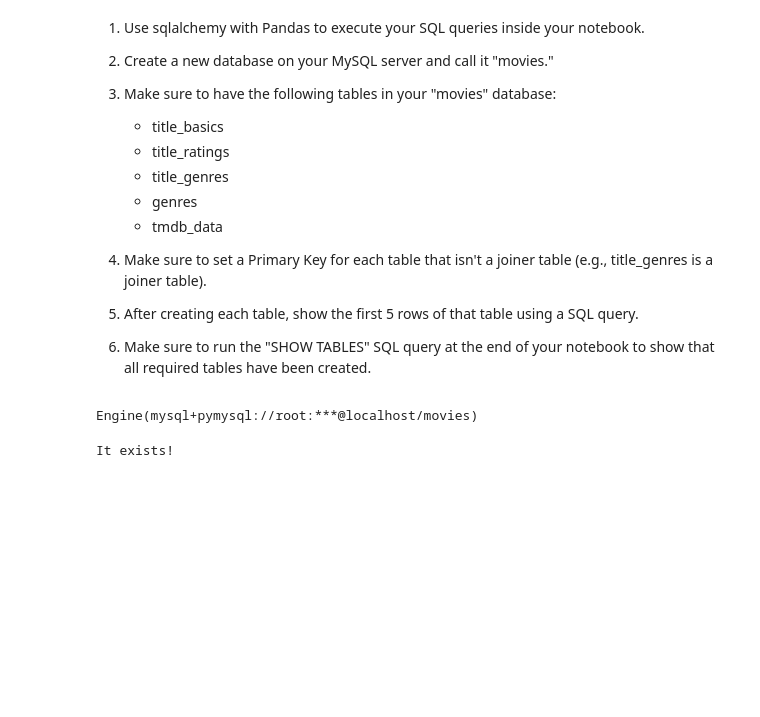
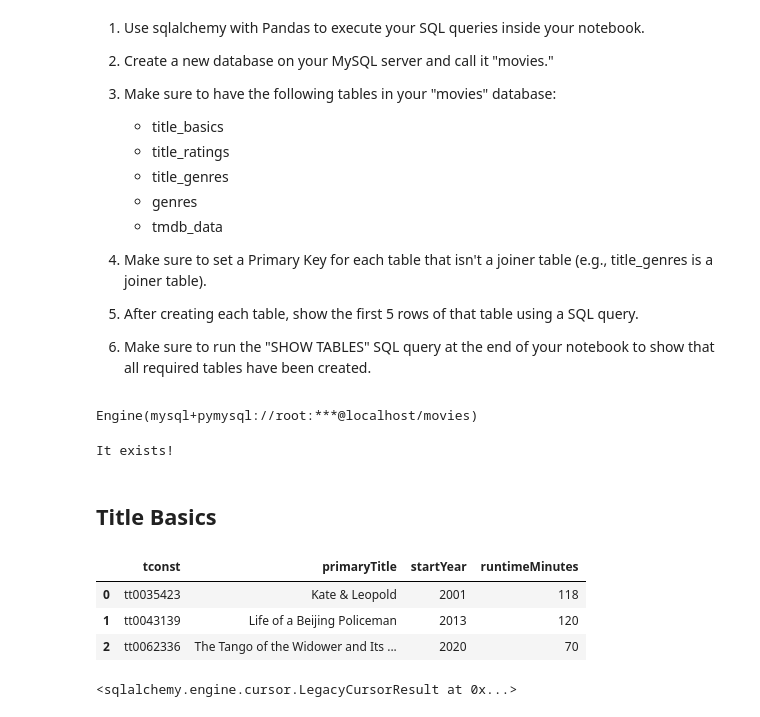
Before and after one commit to juDEcorous/Project-3-Part-1, a Jupyter notebook: Project 3 Part 3 MySQL.ipynb, the cells around one changed output. Saved outputs shown, nothing was run; the diff lists cells and outputs as text; code cells hidden in the pictures; blank space fills up the shorter version.

```diff
--- a/Project 3 Part 3 MySQL.ipynb
+++ b/Project 3 Part 3 MySQL.ipynb
@@ -330,18 +331,46 @@ memory usage: 80.6+ KB
 5. After creating each table, show the first 5 rows of that table using a SQL query.
 
 6. Make sure to run the "SHOW TABLES" SQL query at the end of your notebook to show that all required tables have been created.
-# %%
-connection = 'mysql+pymysql://root:DataRespT1229@localhost/movies'
-engine = create_engine(connection)
-engine
-# %% [output]
-Engine(mysql+pymysql://root:***@localhost/movies)
-# %%
-# check if db exists
-if database_exists(connection):
-    print('It exists!')
-else:
-    create_database(connection)
-    print("The database created!")
-# %% [output]
-It exists!
+# %%
+connection = 'mysql+pymysql://root:DataRespT1229@localhost/movies'
+engine = create_engine(connection)
+engine
+# %% [output]
+Engine(mysql+pymysql://root:***@localhost/movies)
+# %%
+# check if db exists
+if database_exists(connection):
+    print('It exists!')
+else:
+    create_database(connection)
+    print("The database created!")
+# %% [output]
+It exists!
+# %% [markdown]
+## Title Basics
+# %%
+title_basics.head(3)
+# %% [output]
+|  | tconst | primaryTitle | startYear | runtimeMinutes |
+| 0 | tt0035423 | Kate & Leopold | 2001 | 118 |
+| 1 | tt0043139 | Life of a Beijing Policeman | 2013 | 120 |
+| 2 | tt0062336 | The Tango of the Widower and Its ... | 2020 | 70 |
+# %%
+# Calculate max string lengths for object columns
+key_len = title_basics['tconst'].fillna('').map(len).max()
+title_len = title_basics['primaryTitle'].fillna('').map(len).max()
+# Create a schema dictonary using Sqlalchemy datatype objects
+df_schema = {
+    "tconst": String(key_len+1),
+    "primaryTitle": Text(title_len+1),
+    'startYear':Float(),
+    'runtimeMinutes':Integer()}
+
+# save to sql with dtype and index = False
+title_basics.to_sql('title_basics', engine, dtype = df_schema,
+                    if_exists = 'replace', index = False)
+
+# run the query
+engine.execute('ALTER TABLE title_basics ADD PRIMARY KEY (`tconst`);')
+# %% [output]
+<sqlalchemy.engine.cursor.LegacyCursorResult at 0x...>
```
Also changed, not shown: parts of 26 cells of this notebook.
